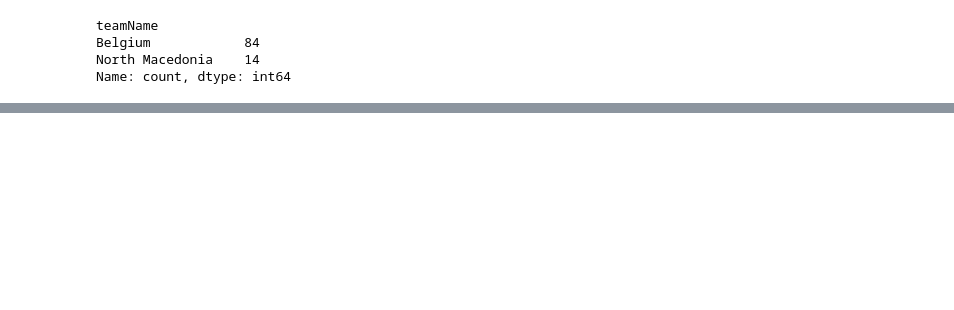
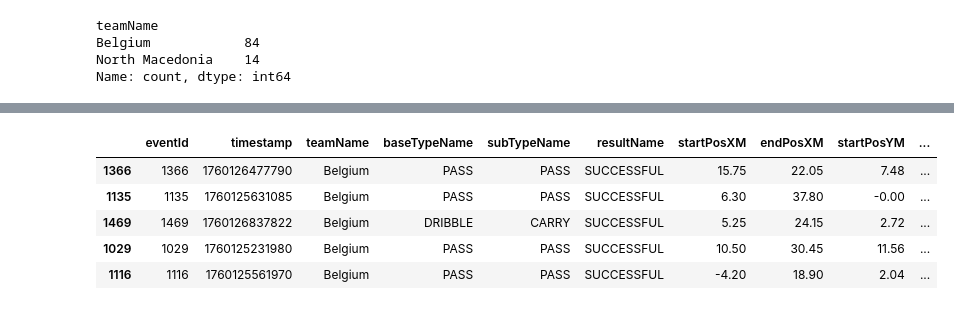
Before and after one commit to MarijnSt/belgium-north-macedonia-analysis, a Jupyter notebook: notebooks/zone_entry_analysis.ipynb, the cells around one changed output, grey strips where cells are left out. Cells and saved outputs as stored; diff of their text form; code cells hidden in the pictures; blank space fills up the shorter version.

Commit message:
feat: analyse shots from zone entries

```diff
--- a/notebooks/zone_entry_analysis.ipynb
+++ b/notebooks/zone_entry_analysis.ipynb
@@ -448,3 +448,7 @@ teamName
 Belgium            84
 North Macedonia    14
 Name: count, dtype: int64
+# %%
+from stats import calculate_entry_zone_stats
+
+entries_df = calculate_entry_zone_stats(final_third_entries, events_data, "Belgium")
@@ -450,0 +457,9 @@ Name: count, dtype: int64
+# %%
+entries_df.sort_values(by="total_xg", ascending=False).head()
+# %% [output]
+|  | eventId | timestamp | teamName | baseTypeName | subTypeName | resultName | startPosXM | endPosXM | startPosYM | ... |
+| 1366 | 1366 | 1760126477790 | Belgium | PASS | PASS | SUCCESSFUL | 15.75 | 22.05 | 7.48 | ... |
+| 1135 | 1135 | 1760125631085 | Belgium | PASS | PASS | SUCCESSFUL | 6.30 | 37.80 | -0.00 | ... |
+| 1469 | 1469 | 1760126837822 | Belgium | DRIBBLE | CARRY | SUCCESSFUL | 5.25 | 24.15 | 2.72 | ... |
+| 1029 | 1029 | 1760125231980 | Belgium | PASS | PASS | SUCCESSFUL | 10.50 | 30.45 | 11.56 | ... |
+| 1116 | 1116 | 1760125561970 | Belgium | PASS | PASS | SUCCESSFUL | -4.20 | 18.90 | 2.04 | ... |
```
Also changed, not shown: parts of 3 cells of this notebook, 3 other files.
